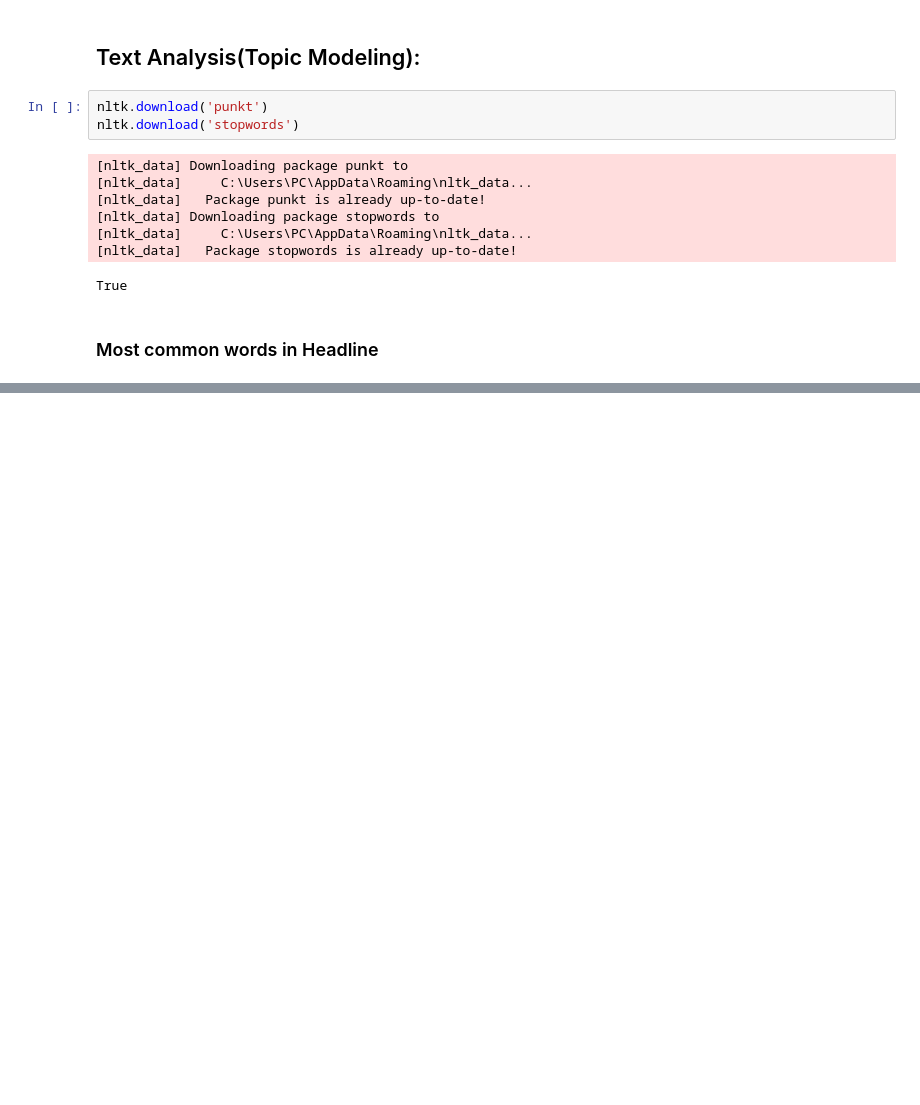
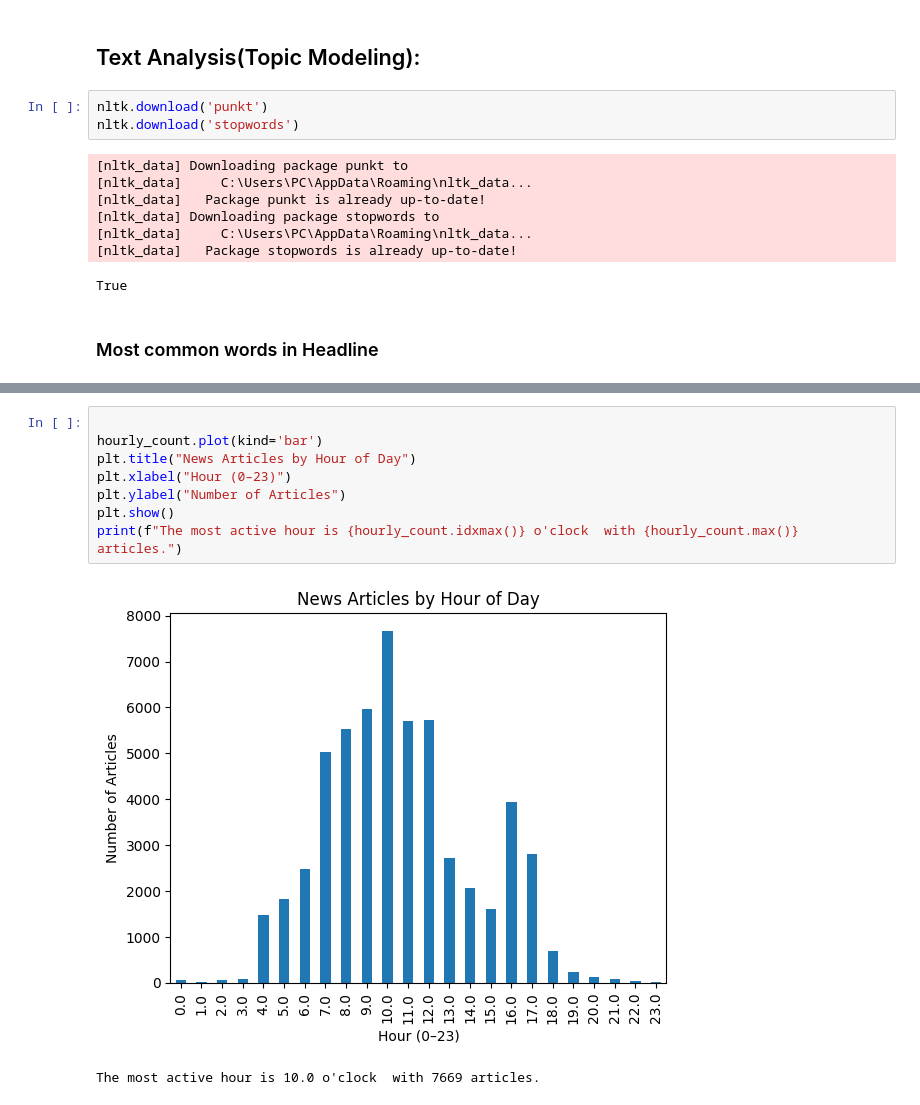
Before and after one commit to Aryam-21/Financial-News-and-Stock-Price-Analysis, a Jupyter notebook: notebooks/analysis_raw_ratings.ipynb, the cells around one changed output, grey strips where cells are left out. Cells and saved outputs as stored; diff of their text form; blank space fills up the shorter version.

```diff
--- a/notebooks/analysis_raw_ratings.ipynb
+++ b/notebooks/analysis_raw_ratings.ipynb
@@ -86,0 +132,11 @@ pd.Series(filtered_words).value_counts()[:10]
+# %%
+
+hourly_count.plot(kind='bar')
+plt.title("News Articles by Hour of Day")
+plt.xlabel("Hour (0–23)")
+plt.ylabel("Number of Articles")
+plt.show()
+print(f"The most active hour is {hourly_count.idxmax()} o'clock  with {hourly_count.max()} articles.")
+# %% [output]
+[figure, added]
+The most active hour is 10.0 o'clock  with 7669 articles.
```
Also changed, not shown: parts of 11 cells of this notebook.
